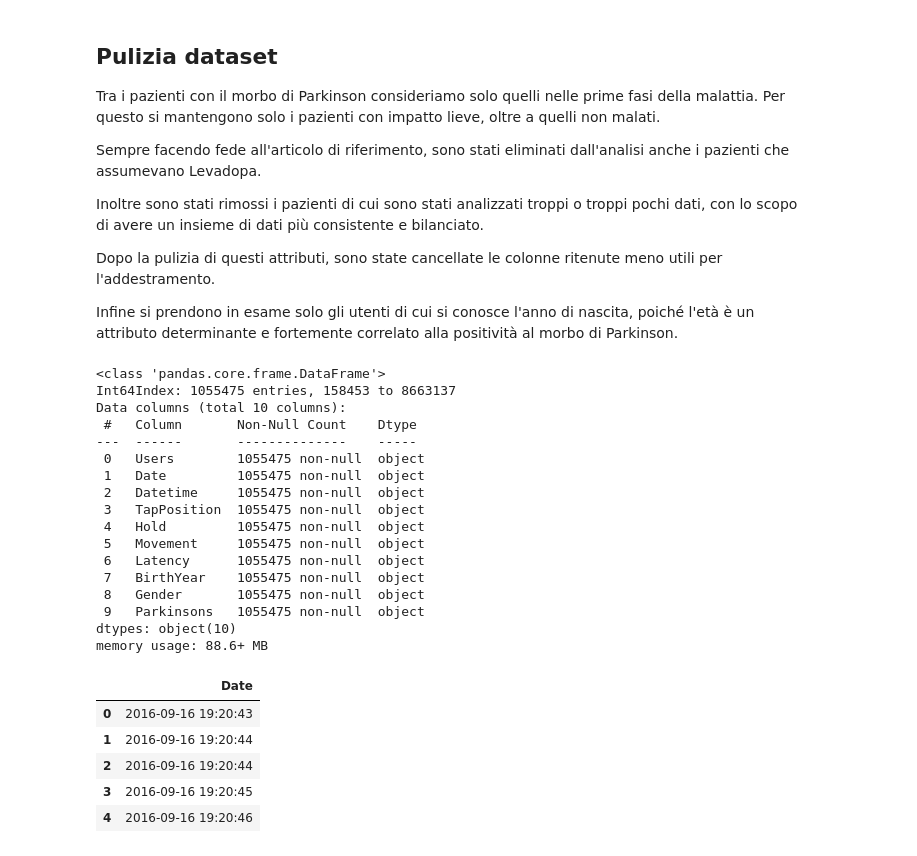
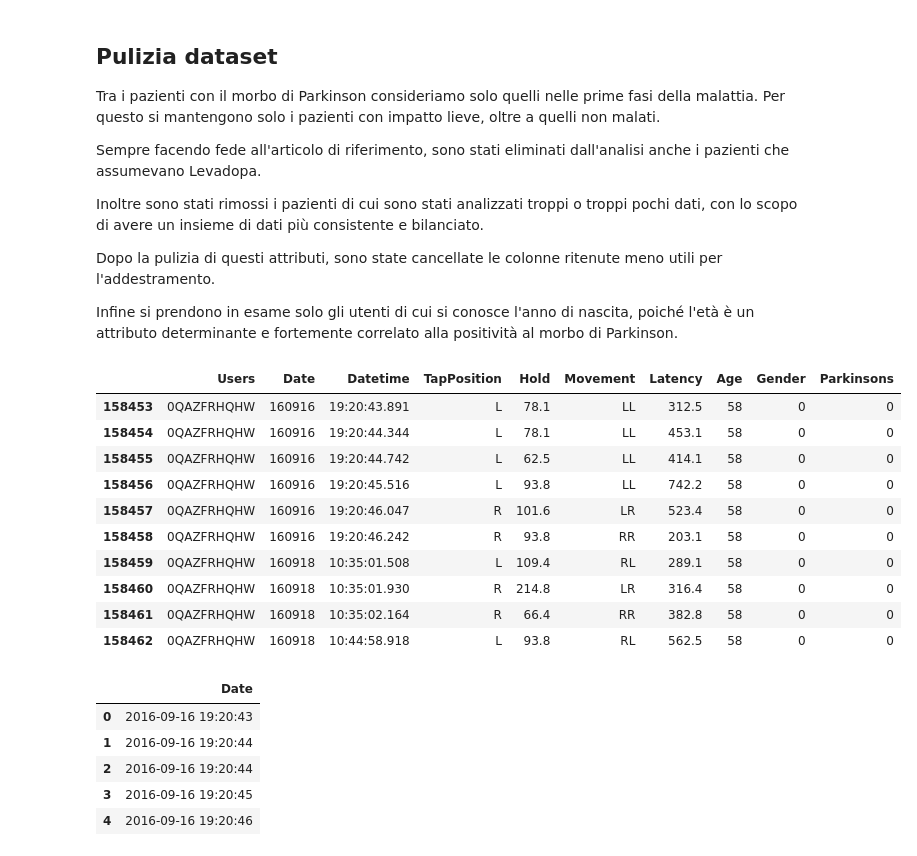
Before and after one commit to simonesinceri/colpoditastov2, a Jupyter notebook: parkinson_v3.ipynb, the cells around one changed output. Drawn from its saved outputs; the diff is of its cells as text; code cells hidden in the pictures.

```diff
--- a/parkinson_v3.ipynb
+++ b/parkinson_v3.ipynb
@@ -148,24 +152,18 @@ all_userdata_df.drop(all_userdata_df.loc[all_userdata_df['BirthYear']==''].index
 # %%
 all_userdata_df.head(10)
-all_userdata_df.info()
+#all_userdata_df.info()
 # %% [output]
-<class 'pandas.core.frame.DataFrame'>
-Int64Index: 1055475 entries, 158453 to 8663137
-Data columns (total 10 columns):
- #   Column       Non-Null Count    Dtype
----  ------       --------------    -----
- 0   Users        1055475 non-null  object
- 1   Date         1055475 non-null  object
- 2   Datetime     1055475 non-null  object
- 3   TapPosition  1055475 non-null  object
- 4   Hold         1055475 non-null  object
- 5   Movement     1055475 non-null  object
- 6   Latency      1055475 non-null  object
- 7   BirthYear    1055475 non-null  object
- 8   Gender       1055475 non-null  object
- 9   Parkinsons   1055475 non-null  object
-dtypes: object(10)
-memory usage: 88.6+ MB
+|  | Users | Date | Datetime | TapPosition | Hold | Movement | Latency | Age | Gender | Parkinsons |
+| 158453 | 0QAZFRHQHW | 160916 | 19:20:43.891 | L | 78.1 | LL | 312.5 | 58 | 0 | 0 |
+| 158454 | 0QAZFRHQHW | 160916 | 19:20:44.344 | L | 78.1 | LL | 453.1 | 58 | 0 | 0 |
+| 158455 | 0QAZFRHQHW | 160916 | 19:20:44.742 | L | 62.5 | LL | 414.1 | 58 | 0 | 0 |
+| 158456 | 0QAZFRHQHW | 160916 | 19:20:45.516 | L | 93.8 | LL | 742.2 | 58 | 0 | 0 |
+| 158457 | 0QAZFRHQHW | 160916 | 19:20:46.047 | R | 101.6 | LR | 523.4 | 58 | 0 | 0 |
+| 158458 | 0QAZFRHQHW | 160916 | 19:20:46.242 | R | 93.8 | RR | 203.1 | 58 | 0 | 0 |
+| 158459 | 0QAZFRHQHW | 160918 | 10:35:01.508 | L | 109.4 | RL | 289.1 | 58 | 0 | 0 |
+| 158460 | 0QAZFRHQHW | 160918 | 10:35:01.930 | R | 214.8 | LR | 316.4 | 58 | 0 | 0 |
+| 158461 | 0QAZFRHQHW | 160918 | 10:35:02.164 | R | 66.4 | RR | 382.8 | 58 | 0 | 0 |
+| 158462 | 0QAZFRHQHW | 160918 | 10:44:58.918 | L | 93.8 | RL | 562.5 | 58 | 0 | 0 |
 # %%
 from datetime import datetime
 
```
Also changed, not shown: parts of 5 cells of this notebook.
